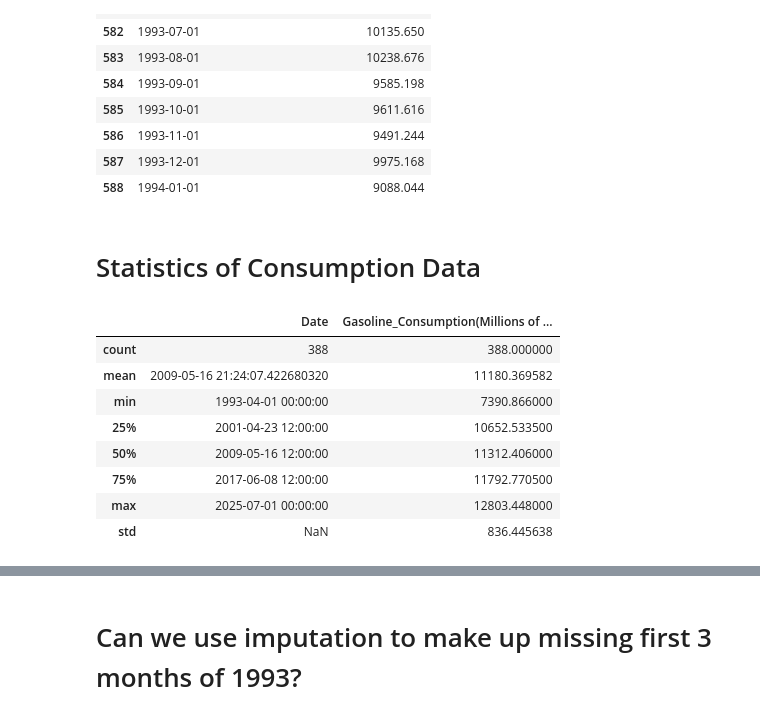
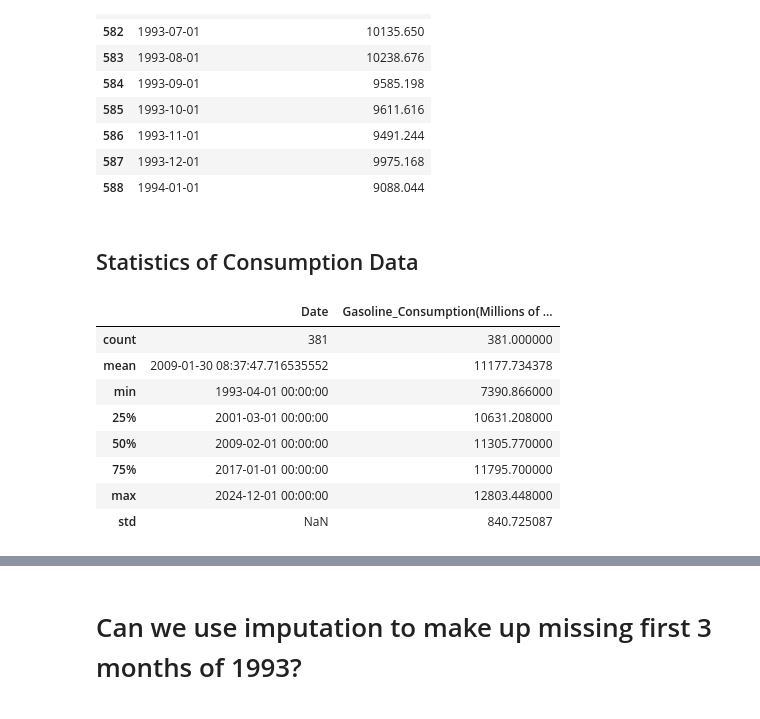
Before and after one commit to nikolasleeb/INFO511_FinalProject, a Jupyter notebook: EDA.ipynb, the cells around one changed output, grey strips where cells are left out. Cells and saved outputs as stored; diff of their text form; code cells hidden in the pictures.

Commit message:
moved milestones, started clean up on EDA, created analysis notebook

```diff
--- a/EDA.ipynb
+++ b/EDA.ipynb
@@ -50,17 +61,31 @@ Data columns (total 7 columns):
 dtypes: datetime64[ns](1), float64(5), int64(1)
 memory usage: 53.0 KB
 # %%
-# Data Cleaning for Consumption Data
+''' Data Cleaning for Consumption Data '''
 
-consumption1 = consumption.iloc[:, :2] # Keeps only the first two columns
-consumption1.columns = ["Date", "Gasoline_Consumption (Thousands of Barrels)"] # Renames columns for easier access
-consumption1["Date"] = consumption1["Date"].dt.date # Converts datetime to date only
-consumption1["Date"] = pd.to_datetime(consumption1["Date"]).dt.to_period("M").dt.to_timestamp() # Converts date to period format (monthly)
-consumption1 = consumption1[consumption1["Date"] >= pd.to_datetime("1993-04-01")] # Filters data to start from April 1993
-consumption1["Gasoline_Consumption_Gallons"] = consumption1["Gasoline_Consumption (Thousands of Barrels)"] * 1000 * 42 # Converts consumption from thousands of barrels to gallons
-consumption1["Gasoline_Consumption(Millions of Gallons)"] = consumption1["Gasoline_Consumption_Gallons"] / 1_000_000 # Converts consumption from gallons to millions of gallons
-consumption1 = consumption1.drop(columns=["Gasoline_Consumption (Thousands of Barrels)", "Gasoline_Consumption_Gallons"]) # Drops unnecessary columns
-consumption1.head(10)
+# Keep only needed columns and rename
+consumption = consumption.iloc[:, :2]
+consumption.columns = ["Date", "Gasoline_Consumption_Thousand_Barrels"]
+
+# Convert Date column to datetime and filter
+consumption["Date"] = pd.to_datetime(consumption["Date"]).dt.to_period("M").dt.to_timestamp()
+
+# Filter to keep data between April 1993 and December 2024
+consumption = consumption[
+    (consumption["Date"] >= "1993-04-01") &
+    (consumption["Date"] <= "2024-12-31")
+]
+
+# Convert to Millions of Gallons
+consumption["Gasoline_Consumption(Millions of Gallons)"] = (
+    consumption["Gasoline_Consumption_Thousand_Barrels"] * 1000 * 42 / 1_000_000
+)
+
+# Drop the old column
+consumption.drop(columns=["Gasoline_Consumption_Thousand_Barrels"], inplace=True)
+
+# Preview
+consumption.head(10)
 # %% [output]
 |  | Date | Gasoline_Consumption(Millions of ... |
 | 579 | 1993-04-01 | 9367.638 |
@@ -74,19 +99,19 @@ consumption1.head(10)
 | 587 | 1993-12-01 | 9975.168 |
 | 588 | 1994-01-01 | 9088.044 |
 # %% [markdown]
-# Statistics of Consumption Data
+## Statistics of Consumption Data
 # %%
-# View summary statistics of cleaned consumption data
+''' View summary statistics of cleaned consumption data '''
 
-consumption1.describe()
+consumption.describe()
 # %% [output]
 |  | Date | Gasoline_Consumption(Millions of ... |
-| count | 388 | 388.000000 |
-| mean | 2009-05-16 21:24:07.422680320 | 11180.369582 |
+| count | 381 | 381.000000 |
+| mean | 2009-01-30 08:37:47.716535552 | 11177.734378 |
 | min | 1993-04-01 00:00:00 | 7390.866000 |
-| 25% | 2001-04-23 12:00:00 | 10652.533500 |
-| 50% | 2009-05-16 12:00:00 | 11312.406000 |
-| 75% | 2017-06-08 12:00:00 | 11792.770500 |
-| max | 2025-07-01 00:00:00 | 12803.448000 |
-| std | NaN | 836.445638 |
+| 25% | 2001-03-01 00:00:00 | 10631.208000 |
+| 50% | 2009-02-01 00:00:00 | 11305.770000 |
+| 75% | 2017-01-01 00:00:00 | 11795.700000 |
+| max | 2024-12-01 00:00:00 | 12803.448000 |
+| std | NaN | 840.725087 |
 # %%
```
Also changed, not shown: parts of 54 cells of this notebook, 3 other files.
